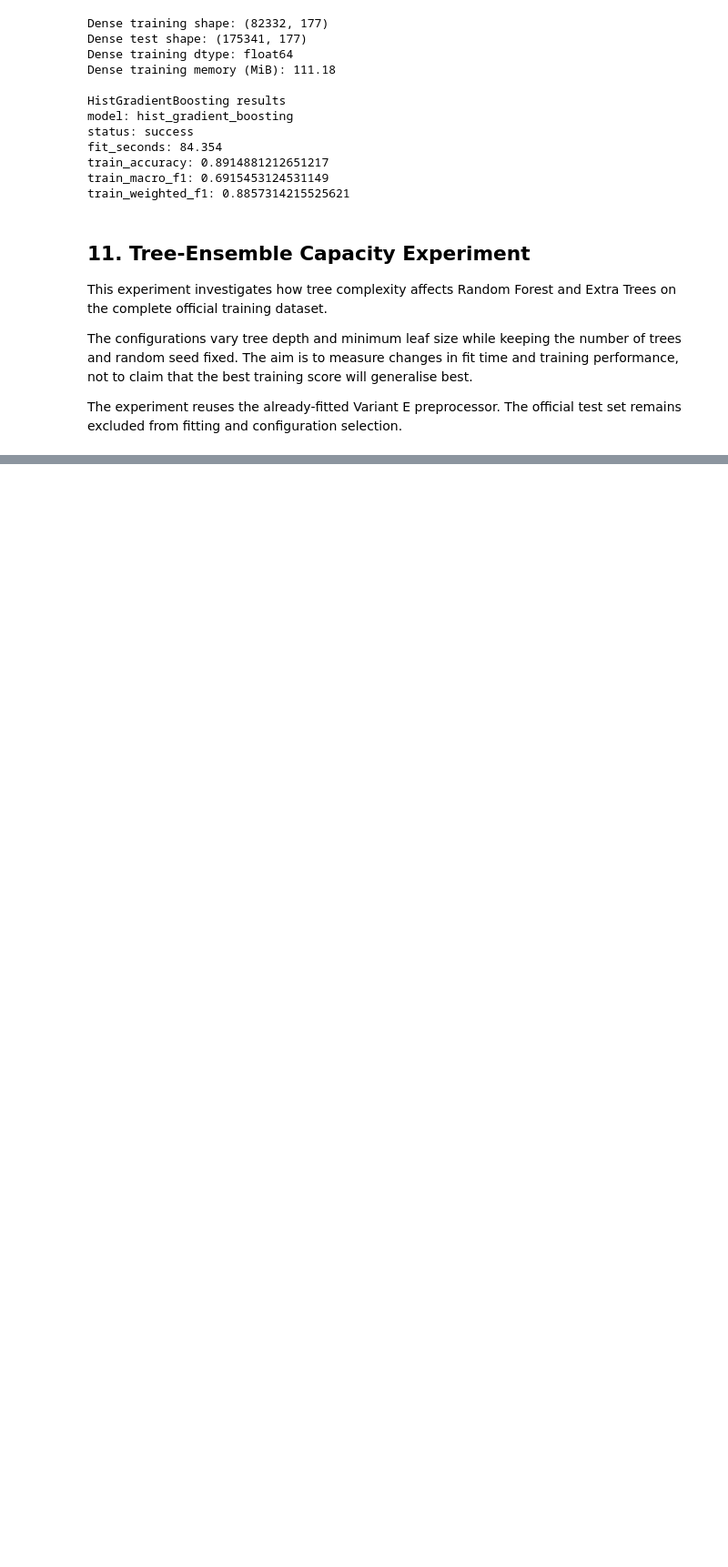
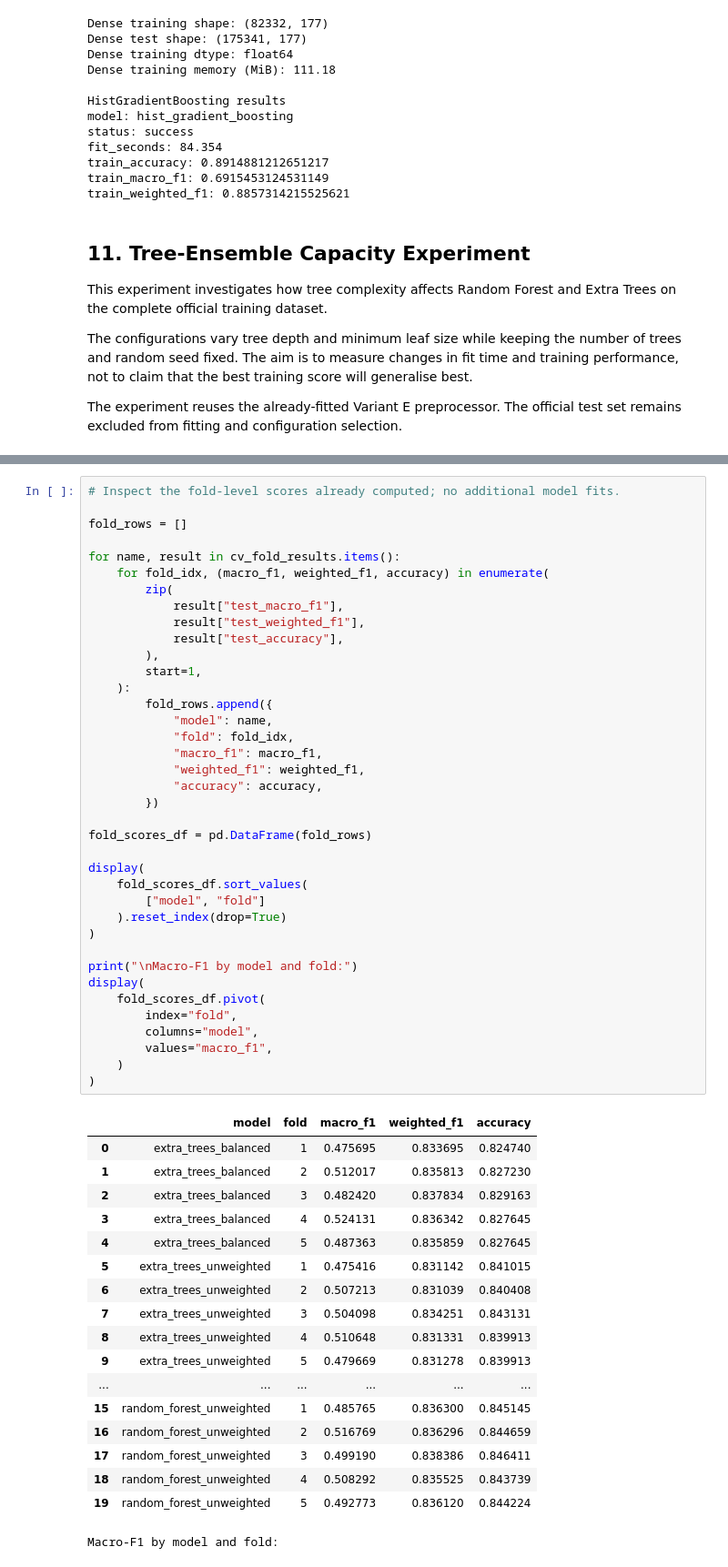
Before and after one commit to AskariAbidi18/Aeges-Q, a Jupyter notebook: notebooks/08_multiclass_ids/multiclass_model_selection.ipynb, the cells around one changed output, grey strips where cells are left out. Shown at 91% size. Drawn from its saved outputs; the diff is of its cells as text; blank space fills up the shorter version.

```diff
--- a/notebooks/08_multiclass_ids/multiclass_model_selection.ipynb
+++ b/notebooks/08_multiclass_ids/multiclass_model_selection.ipynb
@@ -831,0 +995,57 @@ Fit: 53.1s | Macro-F1: 0.4077 | Accuracy: 0.8255
+# %%
+# Inspect the fold-level scores already computed; no additional model fits.
+
+fold_rows = []
+
+for name, result in cv_fold_results.items():
+    for fold_idx, (macro_f1, weighted_f1, accuracy) in enumerate(
+        zip(
+            result["test_macro_f1"],
+            result["test_weighted_f1"],
+            result["test_accuracy"],
+        ),
+        start=1,
+    ):
+        fold_rows.append({
+            "model": name,
+            "fold": fold_idx,
+            "macro_f1": macro_f1,
+            "weighted_f1": weighted_f1,
+            "accuracy": accuracy,
+        })
+
+fold_scores_df = pd.DataFrame(fold_rows)
+
+display(
+    fold_scores_df.sort_values(
+        ["model", "fold"]
+    ).reset_index(drop=True)
+)
+
+print("\nMacro-F1 by model and fold:")
+display(
+    fold_scores_df.pivot(
+        index="fold",
+        columns="model",
+        values="macro_f1",
+    )
+)
+# %% [output]
+|  | model | fold | macro_f1 | weighted_f1 | accuracy |
+| 0 | extra_trees_balanced | 1 | 0.475695 | 0.833695 | 0.824740 |
+| 1 | extra_trees_balanced | 2 | 0.512017 | 0.835813 | 0.827230 |
+| 2 | extra_trees_balanced | 3 | 0.482420 | 0.837834 | 0.829163 |
+| 3 | extra_trees_balanced | 4 | 0.524131 | 0.836342 | 0.827645 |
+| 4 | extra_trees_balanced | 5 | 0.487363 | 0.835859 | 0.827645 |
+| 5 | extra_trees_unweighted | 1 | 0.475416 | 0.831142 | 0.841015 |
+| 6 | extra_trees_unweighted | 2 | 0.507213 | 0.831039 | 0.840408 |
+| 7 | extra_trees_unweighted | 3 | 0.504098 | 0.834251 | 0.843131 |
+| 8 | extra_trees_unweighted | 4 | 0.510648 | 0.831331 | 0.839913 |
+| 9 | extra_trees_unweighted | 5 | 0.479669 | 0.831278 | 0.839913 |
+| ... | ... | ... | ... | ... | ... |
+| 15 | random_forest_unweighted | 1 | 0.485765 | 0.836300 | 0.845145 |
+| 16 | random_forest_unweighted | 2 | 0.516769 | 0.836296 | 0.844659 |
+| 17 | random_forest_unweighted | 3 | 0.499190 | 0.838386 | 0.846411 |
+| 18 | random_forest_unweighted | 4 | 0.508292 | 0.835525 | 0.843739 |
+| 19 | random_forest_unweighted | 5 | 0.492773 | 0.836120 | 0.844224 |
+Macro-F1 by model and fold:
```
Also changed, not shown: parts of 14 cells of this notebook.
